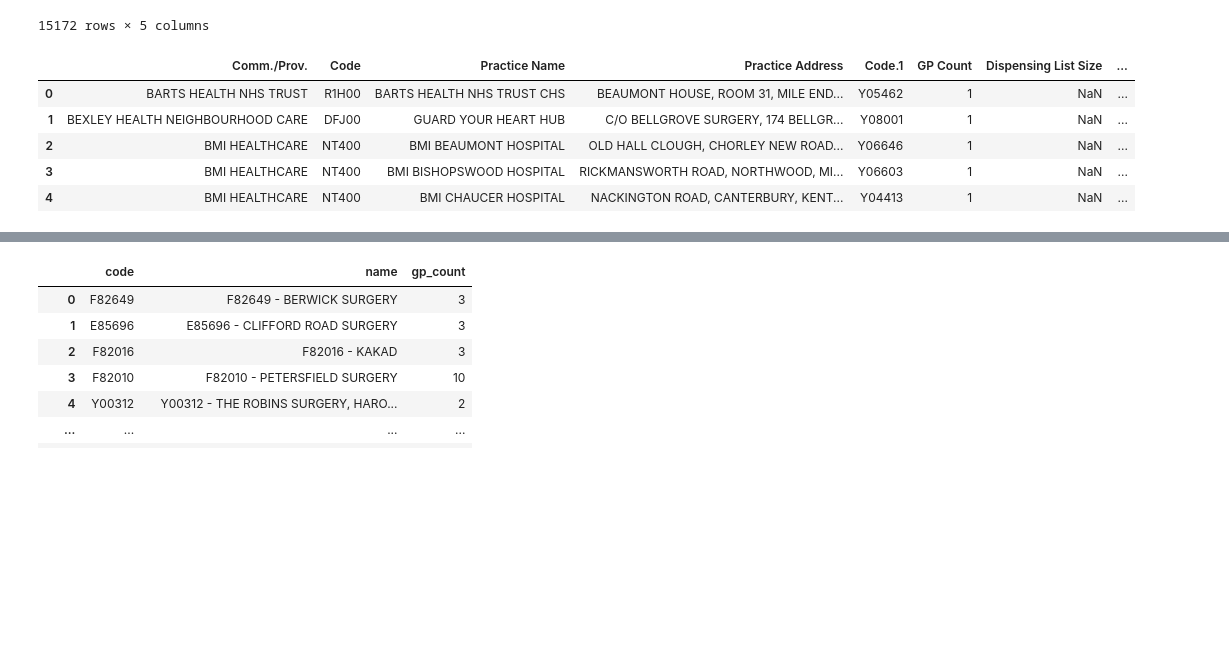
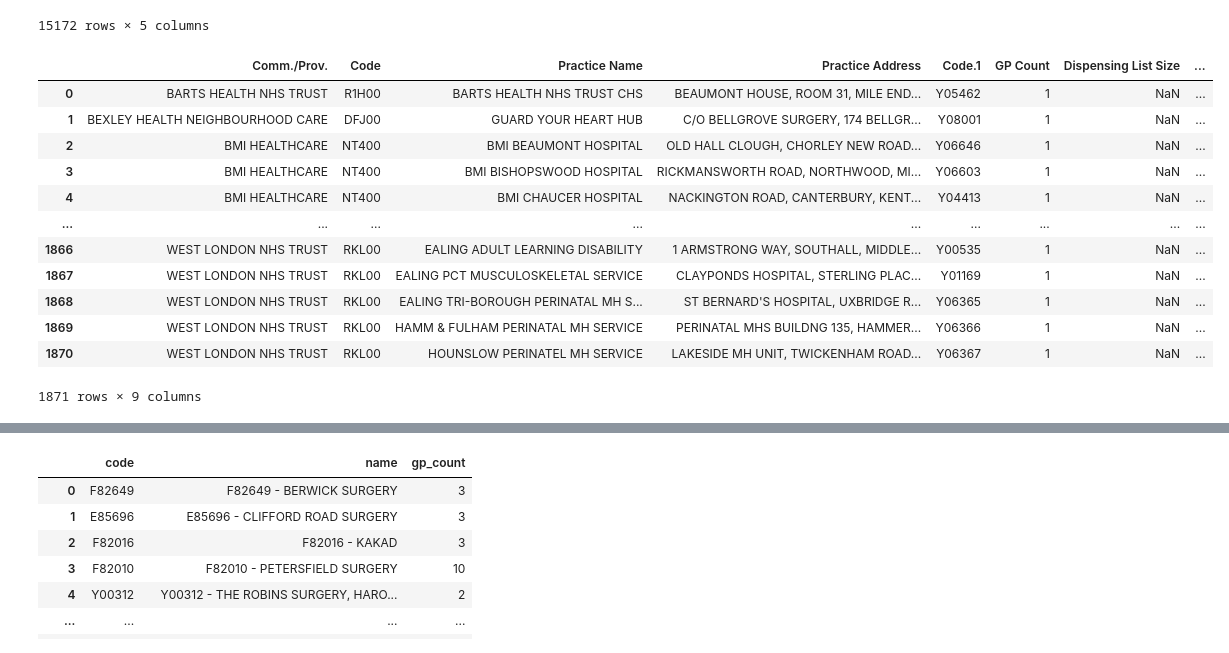
Before and after one commit to Bea-Taylor/DifDem_inequalities, a Jupyter notebook: nbs/core/02d_merge_LAD_QOF.ipynb, the cells around one changed output, grey strips where cells are left out. Cells and saved outputs as stored; diff of their text form; code cells hidden in the pictures; blank space fills up the shorter version.

```diff
--- a/nbs/core/02c_merge_LAD_QOF.ipynb
+++ b/nbs/core/02d_merge_LAD_QOF.ipynb
@@ -136,11 +136,18 @@ df_LAD_GP_pop
 # %%
 df_GP_count = pd.read_csv(const.data_path+'/GP_practices_dec_23/gp_Count.csv')
 # %%
-df_GP_count.head()
+df_GP_count
 # %% [output]
 |  | Comm./Prov. | Code | Practice Name | Practice Address | Code.1 | GP Count | Dispensing List Size | ... |
 | 0 | BARTS HEALTH NHS TRUST | R1H00 | BARTS HEALTH NHS TRUST CHS | BEAUMONT HOUSE, ROOM 31, MILE END... | Y05462 | 1 | NaN | ... |
 | 1 | BEXLEY HEALTH NEIGHBOURHOOD CARE | DFJ00 | GUARD YOUR HEART HUB | C/O BELLGROVE SURGERY, 174 BELLGR... | Y08001 | 1 | NaN | ... |
 | 2 | BMI HEALTHCARE | NT400 | BMI BEAUMONT HOSPITAL | OLD HALL CLOUGH, CHORLEY NEW ROAD... | Y06646 | 1 | NaN | ... |
 | 3 | BMI HEALTHCARE | NT400 | BMI BISHOPSWOOD HOSPITAL | RICKMANSWORTH ROAD, NORTHWOOD, MI... | Y06603 | 1 | NaN | ... |
 | 4 | BMI HEALTHCARE | NT400 | BMI CHAUCER HOSPITAL | NACKINGTON ROAD, CANTERBURY, KENT... | Y04413 | 1 | NaN | ... |
+| ... | ... | ... | ... | ... | ... | ... | ... | ... |
+| 1866 | WEST LONDON NHS TRUST | RKL00 | EALING ADULT LEARNING DISABILITY | 1 ARMSTRONG WAY, SOUTHALL, MIDDLE... | Y00535 | 1 | NaN | ... |
+| 1867 | WEST LONDON NHS TRUST | RKL00 | EALING PCT MUSCULOSKELETAL SERVICE | CLAYPONDS HOSPITAL, STERLING PLAC... | Y01169 | 1 | NaN | ... |
+| 1868 | WEST LONDON NHS TRUST | RKL00 | EALING TRI-BOROUGH PERINATAL MH S... | ST BERNARD'S HOSPITAL, UXBRIDGE R... | Y06365 | 1 | NaN | ... |
+| 1869 | WEST LONDON NHS TRUST | RKL00 | HAMM & FULHAM PERINATAL MH SERVICE | PERINATAL MHS BUILDNG 135, HAMMER... | Y06366 | 1 | NaN | ... |
+| 1870 | WEST LONDON NHS TRUST | RKL00 | HOUNSLOW PERINATEL MH SERVICE | LAKESIDE MH UNIT, TWICKENHAM ROAD... | Y06367 | 1 | NaN | ... |
+1871 rows × 9 columns
```
Also changed, not shown: parts of 3 cells of this notebook, 3 other files.
